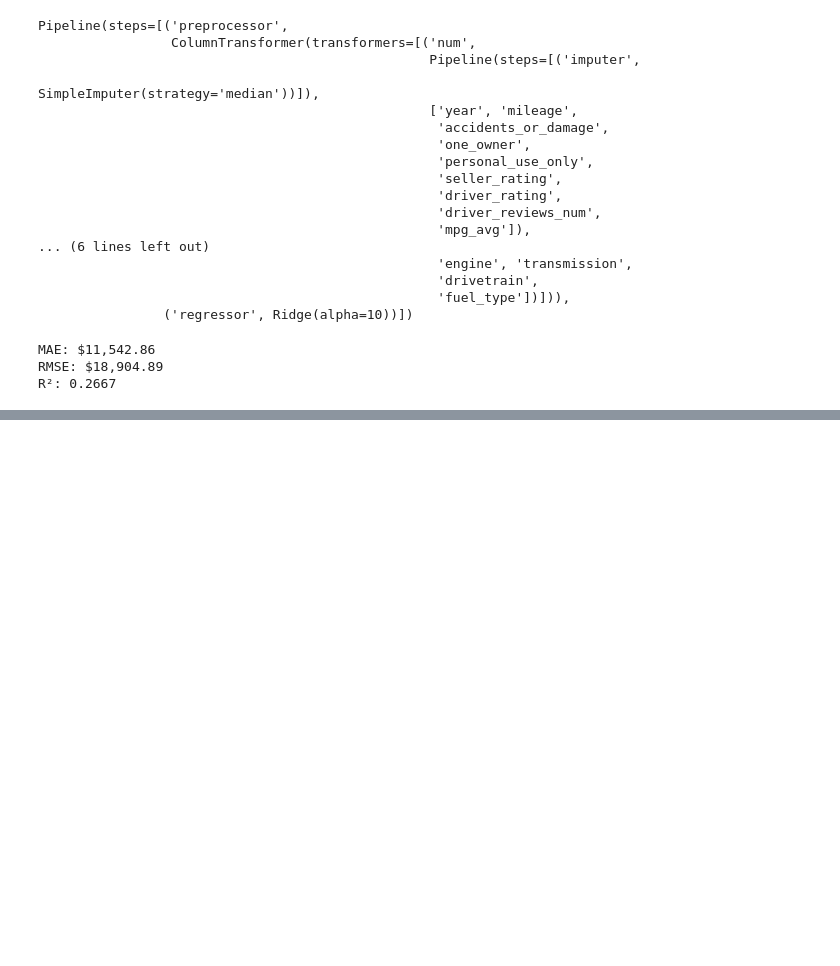
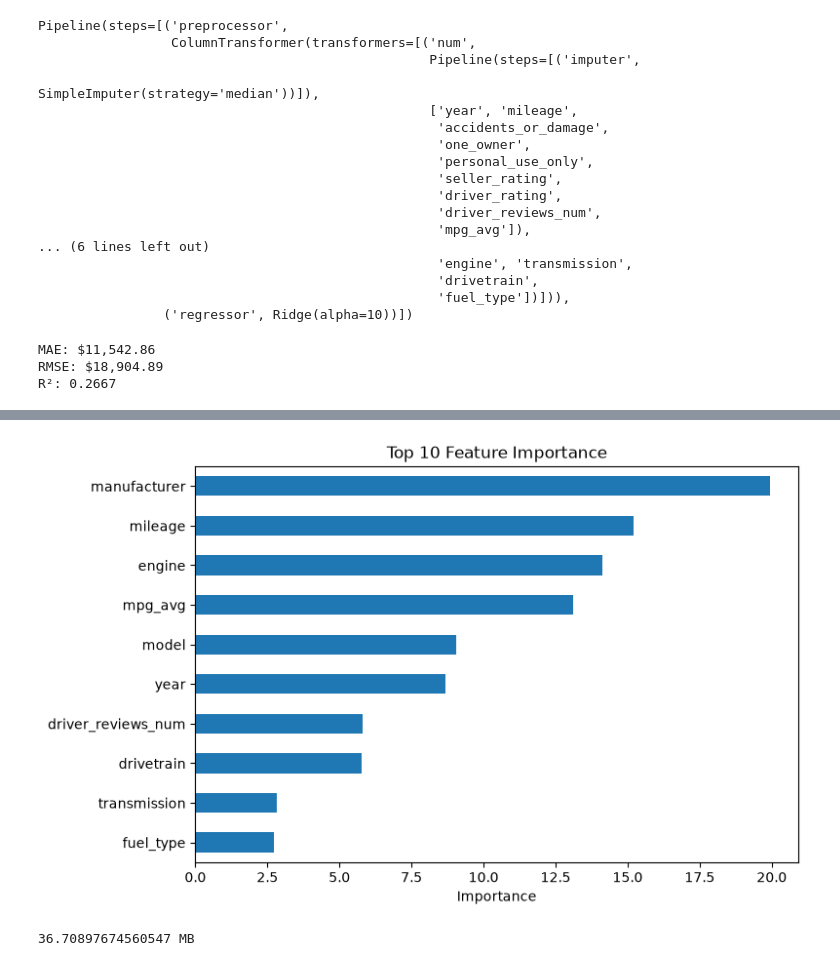
Before and after one commit to olegicks/car-price-predictor, a Jupyter notebook: notebooks/01_eda.ipynb, the cells around one changed output, grey strips where cells are left out. Drawn from its saved outputs; the diff is of its cells as text; code cells hidden in the pictures; blank space fills up the shorter version.

Commit message:
ml: save trained catboost model

```diff
--- a/notebooks/01_eda.ipynb
+++ b/notebooks/01_eda.ipynb
@@ -776,0 +779,22 @@ R²: 0.2667
+# %%
+X_train_cb = X_train.copy()
+X_test_cb = X_test.copy()
+
+for col in categorical_features:
+    X_train_cb[col] = X_train_cb[col].fillna("Unknown")
+    X_test_cb[col] = X_test_cb[col].fillna("Unknown")
+# %%
+cb_model = CatBoostRegressor(
+    iterations=500,
+    depth=8,
+    learning_rate=0.1,
+    loss_function="RMSE",
+    random_seed=42,
+    verbose=100
+)
+
+cb_model.fit(
+    X_train_cb,
+    y_train,
+    cat_features=categorical_features
+)
@@ -776,0 +819,7 @@ R²: 0.2667
+# %%
+importance = pd.Series(
+    cb_model.get_feature_importance(),
+    index=X_train_cb.columns
+).sort_values(ascending=False)
+
+print(importance)
@@ -776,0 +881,12 @@ R²: 0.2667
+# %%
+importance.head(10).sort_values().plot(
+    kind="barh",
+    figsize=(8, 5),
+    title="Top 10 Feature Importance"
+)
+
+plt.xlabel("Importance")
+plt.tight_layout()
+plt.show()
+# %% [output]
+[figure, added]
@@ -776,0 +899,6 @@ R²: 0.2667
+# %%
+import os
+
+print(os.path.getsize("../model/car_price_model.cbm") / 1024 / 1024, "MB")
+# %% [output]
+36.70897674560547 MB
```
Also changed, not shown: parts of 7 cells of this notebook, 1 other file.
